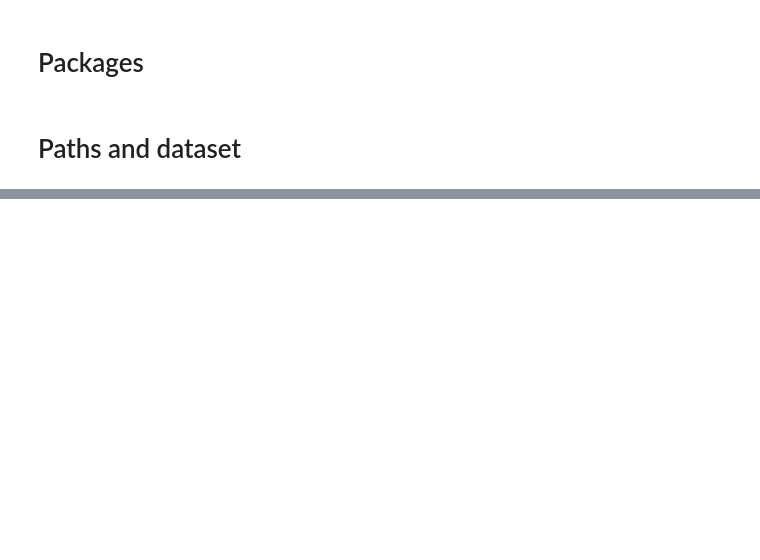
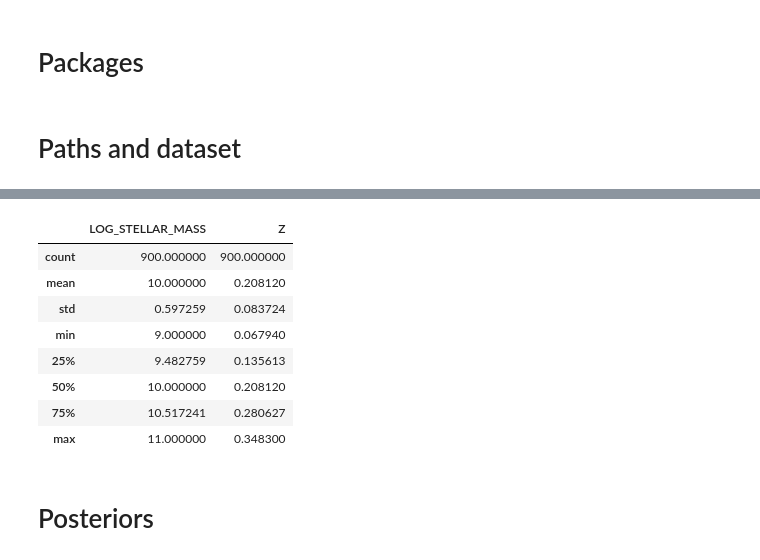
Before and after one commit to mdastro/UVupturn-RSGs, a Jupyter notebook: Model/Model3D_SharedPrior_Revised.ipynb, the cells around one changed output, grey strips where cells are left out. Cells and saved outputs as stored; diff of their text form; code cells hidden in the pictures; blank space fills up the shorter version.

```diff
--- a/Model/Model3D_SharedPrior_Revised.ipynb
+++ b/Model/Model3D_SharedPrior_Revised.ipynb
@@ -28,0 +46,14 @@ array([ 0.02915126,  0.0252451 ,  0.02539955, ...,  0.17495236,
+# %%
+param_short.describe()
+# %% [output]
+|  | LOG_STELLAR_MASS | Z |
+| count | 900.000000 | 900.000000 |
+| mean | 10.000000 | 0.208120 |
+| std | 0.597259 | 0.083724 |
+| min | 9.000000 | 0.067940 |
+| 25% | 9.482759 | 0.135613 |
+| 50% | 10.000000 | 0.208120 |
+| 75% | 10.517241 | 0.280627 |
+| max | 11.000000 | 0.348300 |
+# %% [markdown]
+# Posteriors
```
Also changed, not shown: parts of 11 cells of this notebook.
